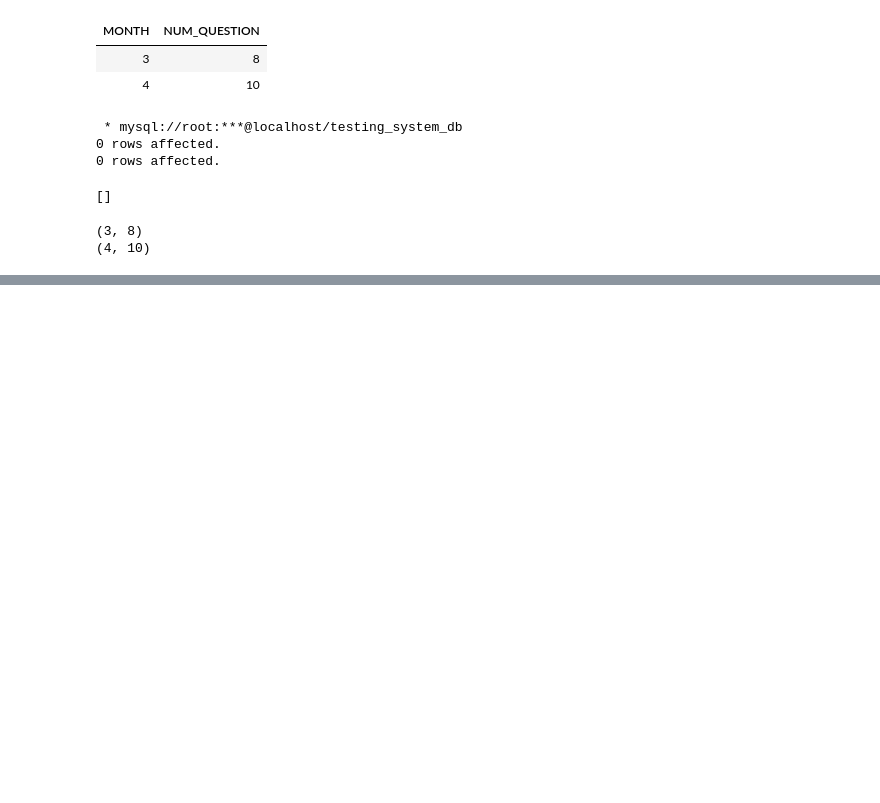
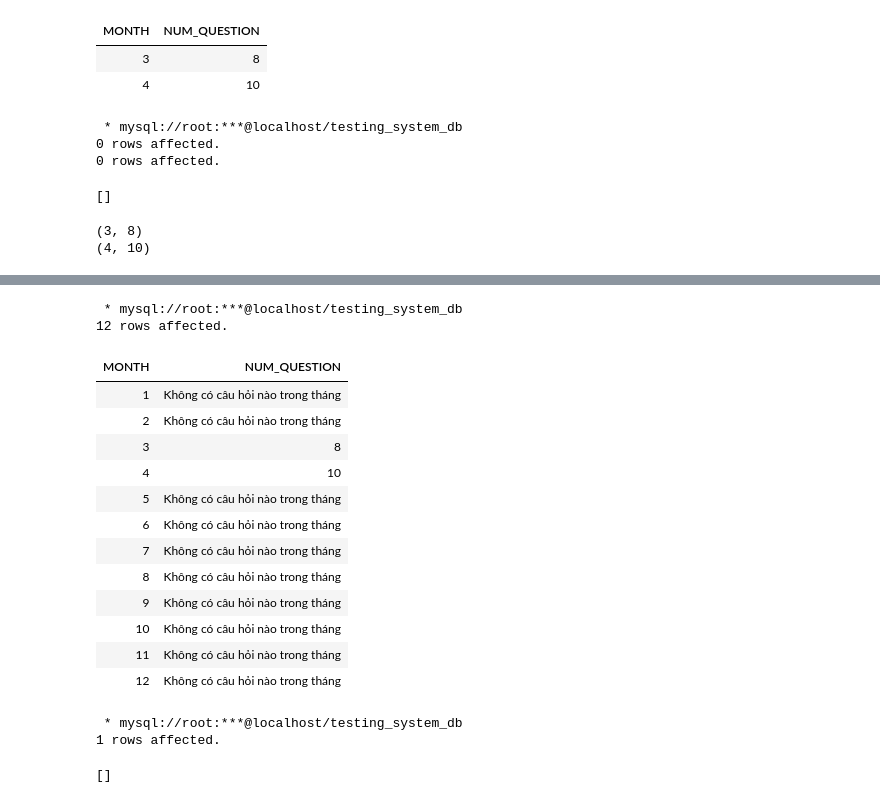
Before and after one commit to buiquanghuy99-aio24/MMC_DataScience, a Jupyter notebook: Module-2/Lesson 12/Lab-6.ipynb, the cells around one changed output, grey strips where cells are left out. Cells and saved outputs as stored; diff of their text form; code cells hidden in the pictures; blank space fills up the shorter version.

```diff
--- a/Module-2/Lesson 12/Lab-6.ipynb
+++ b/Module-2/Lesson 12/Lab-6.ipynb
@@ -1155,0 +1212,35 @@ conn.close()
+# %%
+%%sql
+SELECT      t.v_Month AS MONTH,
+            CASE
+                WHEN COUNT(q.QuestionID) = 0 THEN 'Không có câu hỏi nào trong tháng'
+                ELSE COUNT(q.QuestionID)
+            END AS NUM_QUESTION
+FROM        temp_MonthsOfYear   AS t
+LEFT JOIN   Question            AS q    ON MONTH(q.CreateDate) = t.v_Month
+AND         YEAR(q.CreateDate) = YEAR(CURRENT_DATE())
+GROUP BY    t.v_Month;
+# %% [output]
+ * mysql://root:***@localhost/testing_system_db
+12 rows affected.
+| MONTH | NUM_QUESTION |
+| 1 | Không có câu hỏi nào trong tháng |
+| 2 | Không có câu hỏi nào trong tháng |
+| 3 | 8 |
+| 4 | 10 |
+| 5 | Không có câu hỏi nào trong tháng |
+| 6 | Không có câu hỏi nào trong tháng |
+| 7 | Không có câu hỏi nào trong tháng |
+| 8 | Không có câu hỏi nào trong tháng |
+| 9 | Không có câu hỏi nào trong tháng |
+| 10 | Không có câu hỏi nào trong tháng |
+| 11 | Không có câu hỏi nào trong tháng |
+| 12 | Không có câu hỏi nào trong tháng |
+# %%
+%%sql
+INSERT INTO Question (`Content`			  , CategoryID    , TypeID	 , CreatorID    , CreateDate    )
+VALUES               (N'Câu hỏi thử nghiệm', 3             , 2         , 3           , '2023-12-01' );
+# %% [output]
+ * mysql://root:***@localhost/testing_system_db
+1 rows affected.
+[]
```
Also changed, not shown: parts of 9 cells of this notebook, 4 other files.
